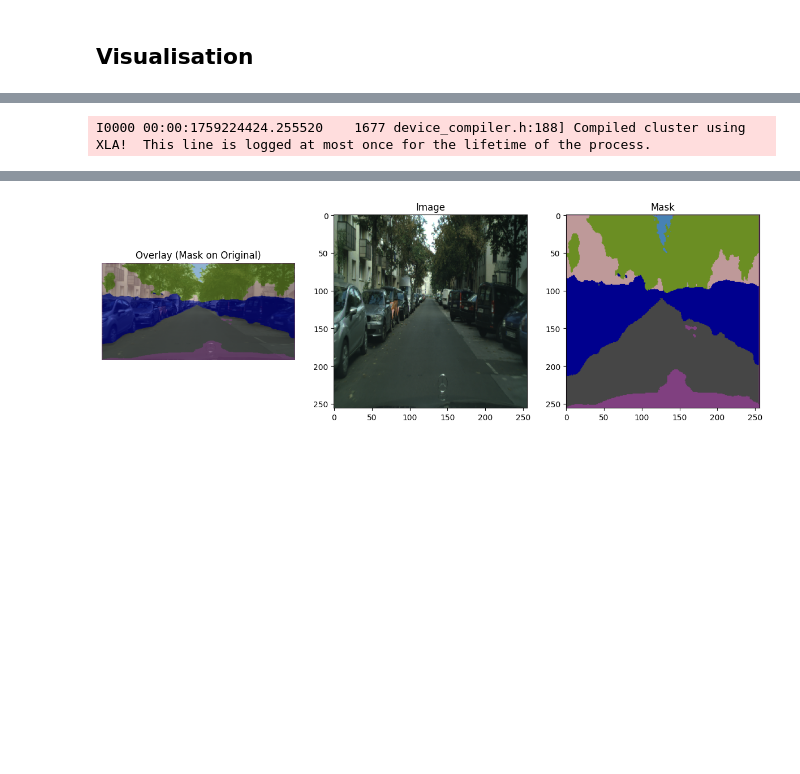
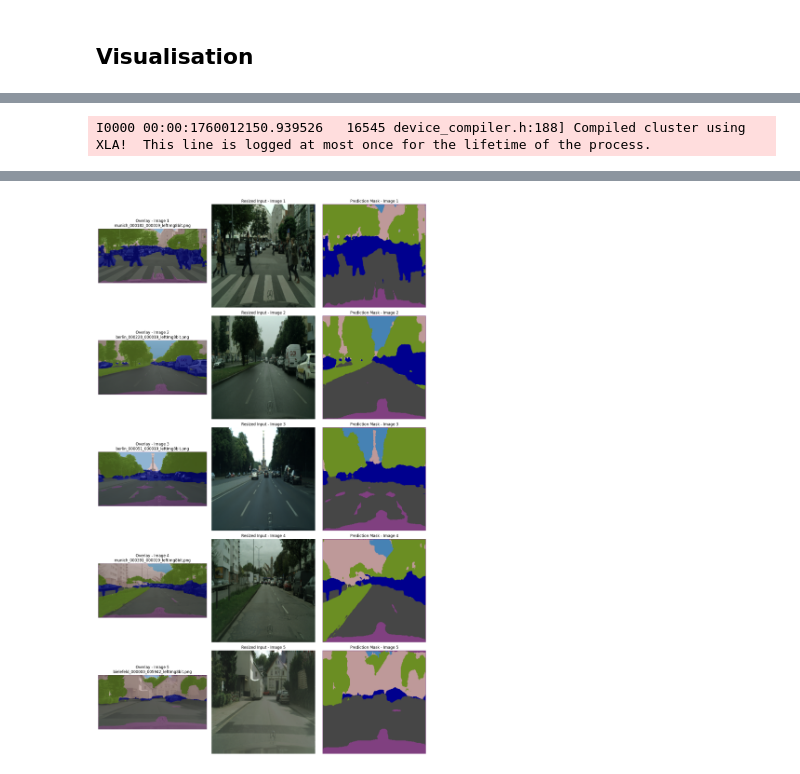
Before and after one commit to d0t-d0t/OC7, a Jupyter notebook: Training/notebook.ipynb, the cells around one changed output, grey strips where cells are left out. Saved outputs shown, nothing was run; the diff lists cells and outputs as text; code cells hidden in the pictures; blank space fills up the shorter version.

```diff
--- a/Training/notebook.ipynb
+++ b/Training/notebook.ipynb
@@ -831,6 +833,8 @@ def visualize_model_prediction(model,
 
     return fig
 
-fig = visualize_model_prediction(model)
+# fig = visualize_model_prediction(model)
+from data_tools import visualize_multi_model_predictions
+fig  = visualize_multi_model_predictions(model)
 # %% [output]
 WARNING: All log messages before absl::InitializeLog() is called are written to STDERR
@@ -849 +859 @@ I0000 00:00:1759224418.635777    1677 cuda_dnn.cc:529] Loaded cuDNN version 9100
-I0000 00:00:1759224424.255520    1677 device_compiler.h:188] Compiled cluster using XLA!  This line is logged at most once for the lifetime of the process.
+I0000 00:00:1760012150.939526   16545 device_compiler.h:188] Compiled cluster using XLA!  This line is logged at most once for the lifetime of the process.
@@ -851 +864 @@ mask shape is (256, 256, 8)
-[figure, old version]
+[figure, new version]
```
Also changed, not shown: parts of 4 cells of this notebook, 5 other files.
